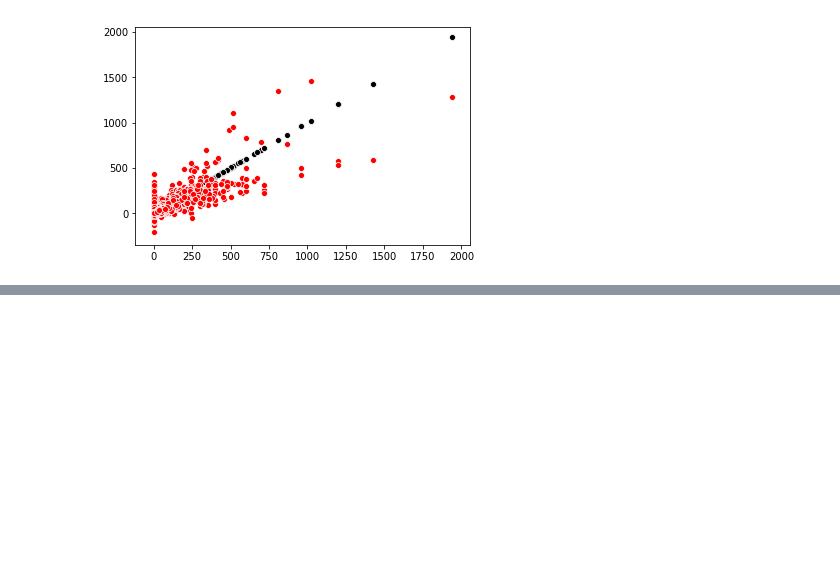
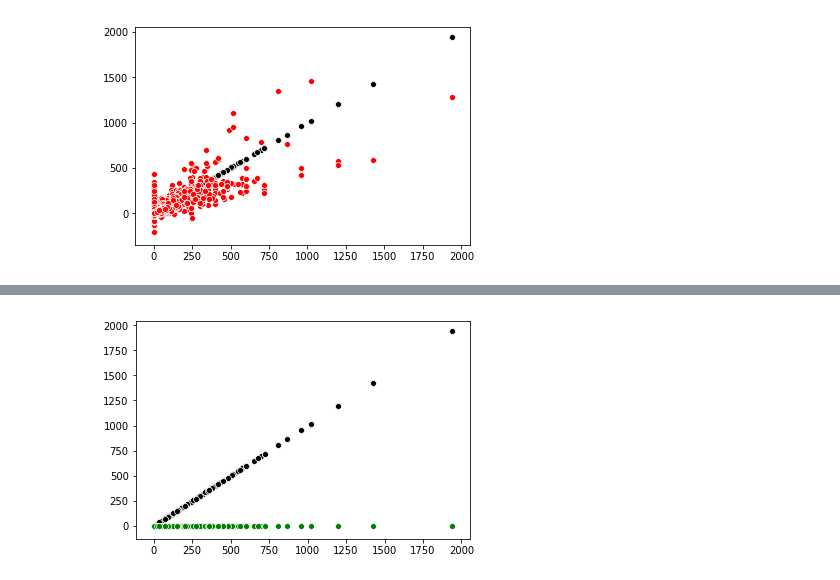
Before and after one commit to eyalfarkash/TCDS-Final, a Jupyter notebook: Code/final-project-CSV_v3_FullData.ipynb, the cells around one changed output, grey strips where cells are left out. Saved outputs shown, nothing was run; the diff lists cells and outputs as text; code cells hidden in the pictures; blank space fills up the shorter version.

```diff
--- a/Code/final-project-CSV_v3_FullData.ipynb
+++ b/Code/final-project-CSV_v3_FullData.ipynb
@@ -549,0 +608,6 @@ plt.show()
+# %%
+sns.scatterplot(x=y_test, y=y_test, color="black")
+sns.scatterplot(x=y_test, y=pred_logistic, color="green")
+plt.show()
+# %% [output]
+[figure, added]
```
Also changed, not shown: parts of 9 cells of this notebook.
